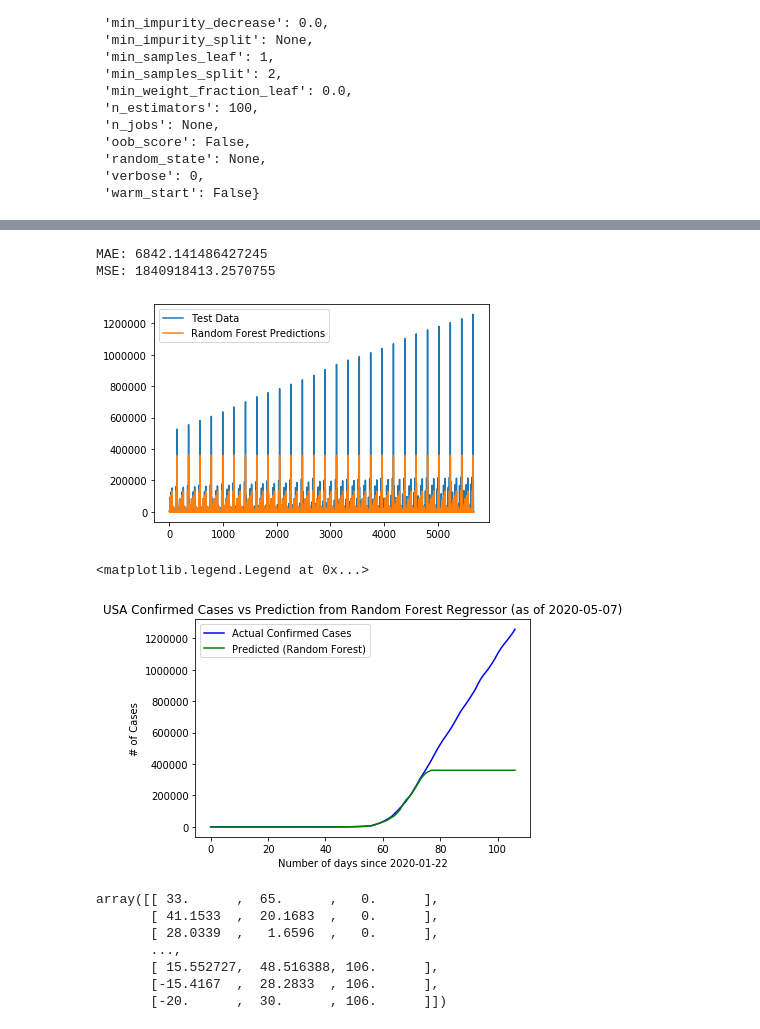
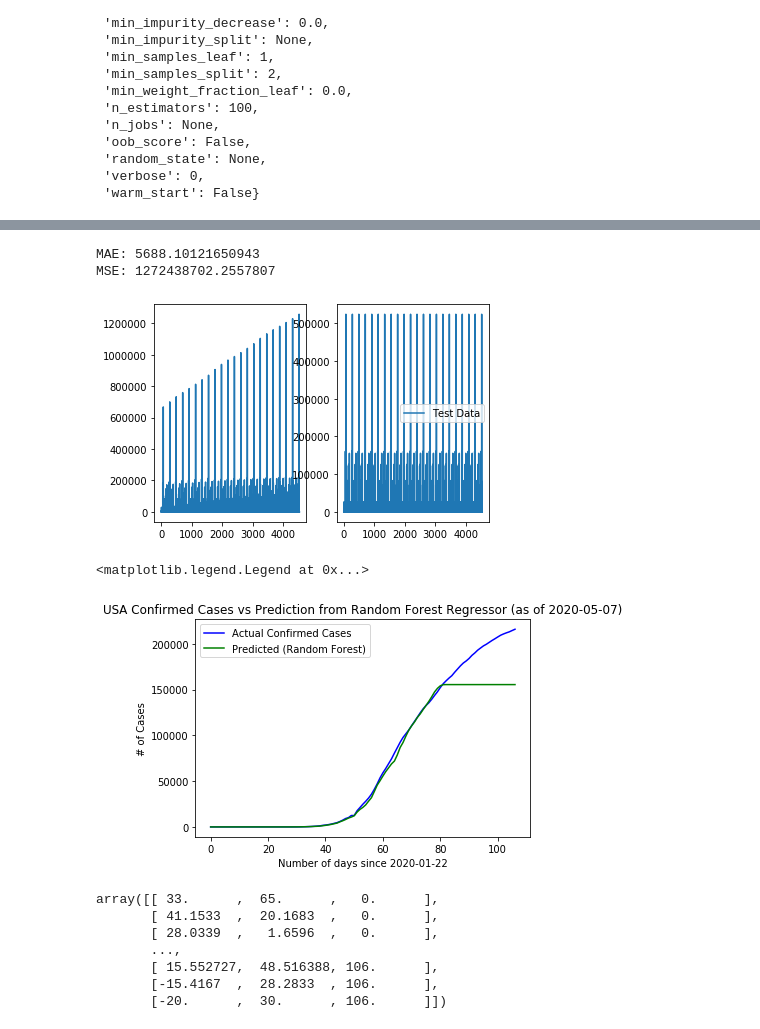
Before and after one commit to EduRibeiro00/CovidForecast-feup-iart, a Jupyter notebook: proj2/covid_analysis_rf.ipynb, the cells around one changed output, grey strips where cells are left out. Drawn from its saved outputs; the diff is of its cells as text; code cells hidden in the pictures.

```diff
--- a/proj2/covid_analysis_rf.ipynb
+++ b/proj2/covid_analysis_rf.ipynb
@@ -65,7 +56,7 @@ outputs
 array([  0,   0,   0, ...,  25, 153,  34])
 # %%
 # split the data into training and testing sets
-in_conf_train, in_conf_test, out_conf_train, out_conf_test = train_test_split(inputs, outputs, test_size=0.25, shuffle=False)
+in_conf_train, in_conf_test, out_conf_train, out_conf_test = train_test_split(inputs, outputs, test_size=0.20, shuffle=False)
 
 # NOTE: actually, the "testing" set will be used for "manual" testing and plotting, while the training set will be
 # further divided in training and testing sets, in order to perform k-fold cross validation.
@@ -103,16 +94,18 @@ param_grid = {
     'n_estimators': [100, 200, 300, 1000]
 }
 
-# grid_search = GridSearchCV(estimator=rf, param_grid=param_grid, cv=3, n_jobs=-1, verbose=2)
-# grid_search.fit(in_conf_train, out_conf_train)
-# print('Best score: {}'.format(grid_search.best_score_))
-# print('Best parameters: {}'.format(grid_search.best_params_))
-# grid_search.best_estimator_
-# rf_estimator = grid_search.best_estimator_
-rf_estimator = RandomForestRegressor(bootstrap=True, ccp_alpha=0.0, criterion='mse',
-                      max_depth=100, max_features=3, max_leaf_nodes=None,
-                      max_samples=None, min_impurity_decrease=0.0,
-                      min_impurity_split=None, min_samples_leaf=3,
-                      min_samples_split=8, min_weight_fraction_leaf=0.0,
-                      n_estimators=100, n_jobs=None, oob_score=False,
-                      random_state=None, verbose=0, warm_start=False)
+# search = GridSearchCV(estimator=rf, param_grid=param_grid, cv=3, n_jobs=-1, verbose=2)
+search = RandomizedSearchCV(rf, param_grid, scoring='neg_mean_squared_error', cv=3, return_train_score=True, n_jobs=-1, n_iter=30, verbose=1)
+
+search.fit(in_conf_train, out_conf_train)
+print('Best score: {}'.format(search.best_score_))
+print('Best parameters: {}'.format(search.best_params_))
+search.best_estimator_
+rf_estimator = search.best_estimator_
+# rf_estimator = RandomForestRegressor(bootstrap=True, ccp_alpha=0.0, criterion='mse',
+                      # max_depth=100, max_features=3, max_leaf_nodes=None,
+                      # max_samples=None, min_impurity_decrease=0.0,
+                      # min_impurity_split=None, min_samples_leaf=3,
+                      # min_samples_split=8, min_weight_fraction_leaf=0.0,
+                      # n_estimators=100, n_jobs=None, oob_score=False,
+                      # random_state=None, verbose=0, warm_start=False)
@@ -119,12 +119,14 @@ rf_estimator = RandomForestRegressor(bootstrap=True, ccp_alpha=0.0, criterion='m
 # %%
-rf_estimator.fit(in_conf_train, out_conf_train)
+rf_estimator.fit(in_conf_train, out_conf_train) # tirar quando descomentar o que esta em cima
 rf_estimator_pred = rf_estimator.predict(in_conf_test)
+plt.subplot(1, 2, 1)
 plt.plot(out_conf_test)
+plt.subplot(1, 2, 2)
 plt.plot(rf_estimator_pred)
 plt.legend(['Test Data', 'Random Forest Predictions'])
 print('MAE:', mean_absolute_error(out_conf_test, rf_estimator_pred))
 print('MSE:',mean_squared_error(out_conf_test, rf_estimator_pred))
 # %% [output]
-MAE: 6842.141486427245
-MSE: 1840918413.2570755
+MAE: 5688.10121650943
+MSE: 1272438702.2557807
-[figure, old version]
+[figure, new version]
@@ -145,5 +169,5 @@ plt.title("USA Confirmed Cases vs Prediction from Random Forest Regressor (as of
 plt.legend()
 # %% [output]
 <matplotlib.legend.Legend at 0x...>
-[figure, old version]
+[figure, new version]
 # %%
```
Also changed, not shown: parts of 12 cells of this notebook, 3 other files.
